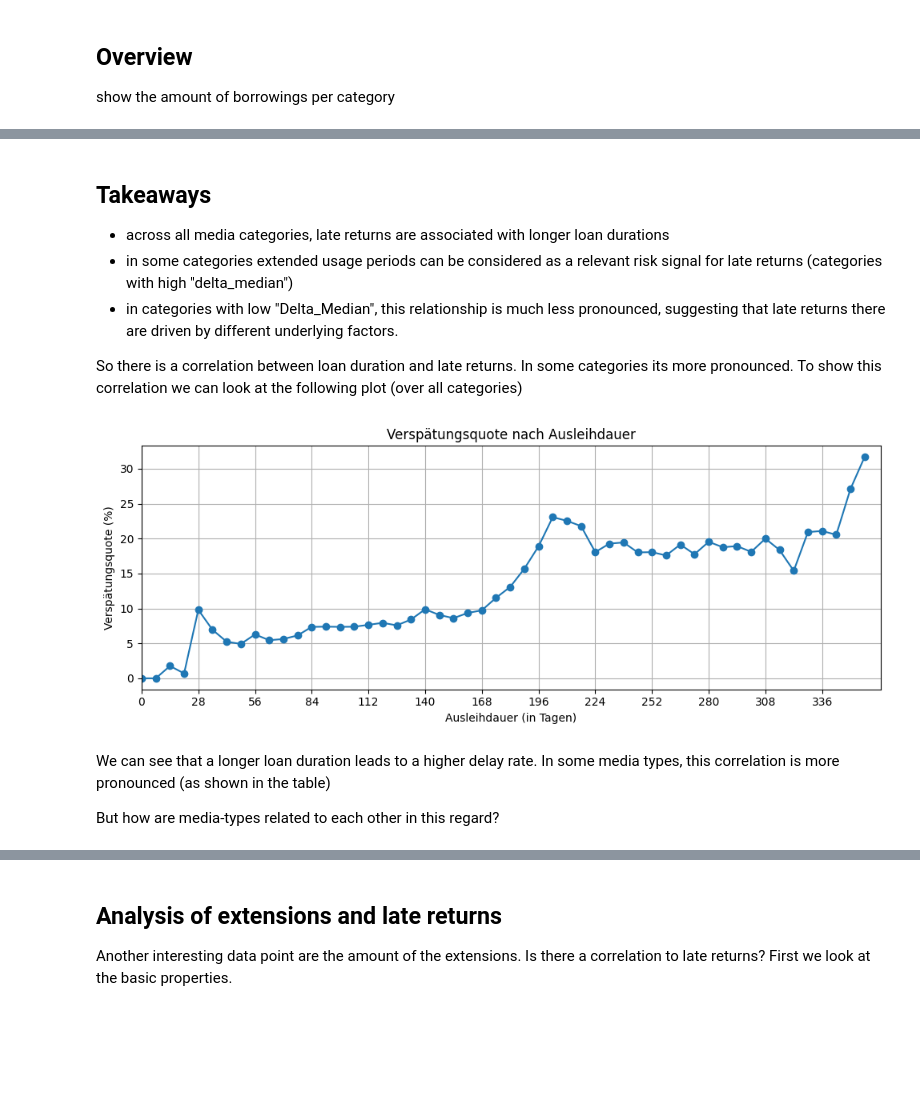
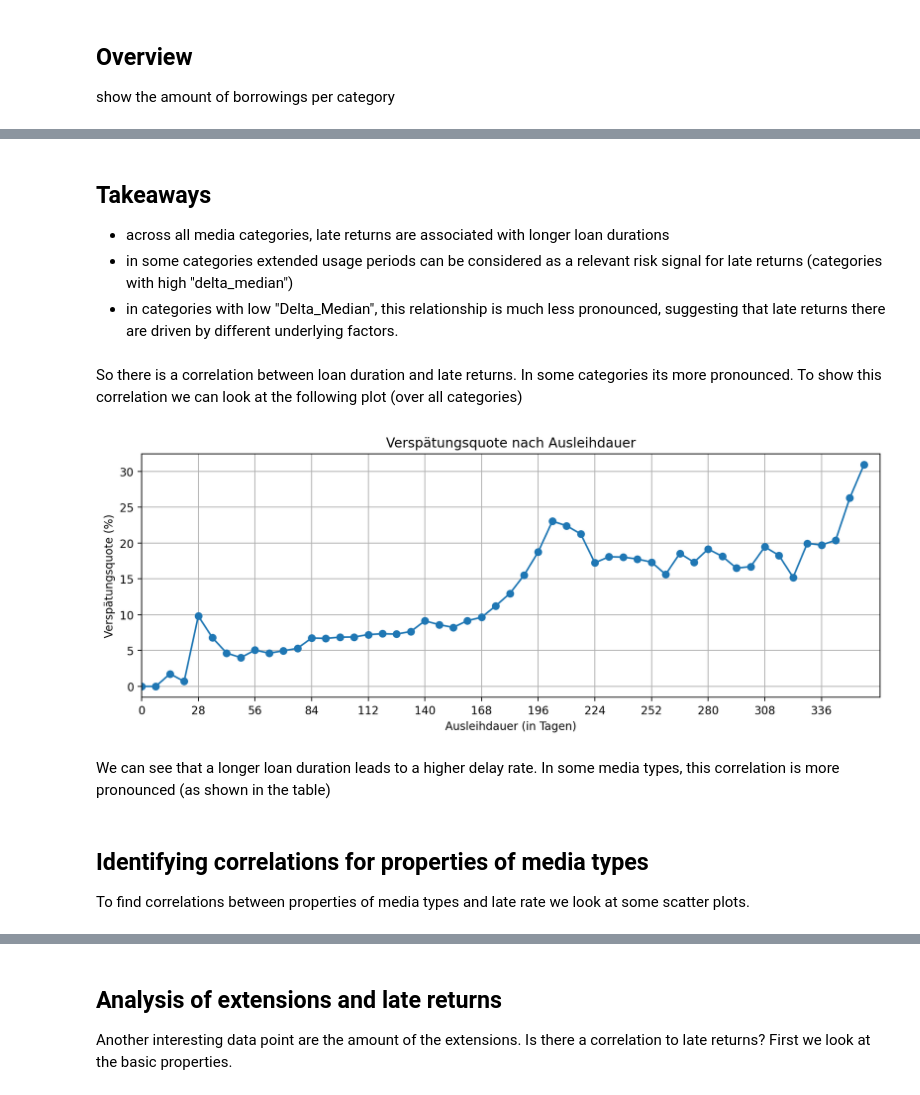
Before and after one commit to RobinAllgeier/Data_Literacy, a Jupyter notebook: exp/nr_01_eda_media-types.ipynb, the cells around one changed output, grey strips where cells are left out. Cells and saved outputs as stored; diff of their text form; code cells hidden in the pictures; blank space fills up the shorter version.

```diff
--- a/exp/nr_01_eda_media-types.ipynb
+++ b/exp/nr_01_eda_media-types.ipynb
@@ -267,47 +205,47 @@ display(final_table)
 - across all media categories, late returns are associated with longer loan durations
 - in some categories extended usage periods can be considered as a relevant risk signal for late returns (categories with high "delta_median")
 - in categories with low "Delta_Median", this relationship is much less pronounced, suggesting that late returns there are driven by different underlying factors.
-
-So there is a correlation between loan duration and late returns. In some categories its more pronounced.
-To show this correlation we can look at the following plot (over all categories)
+# %% [markdown]
+So there is a correlation between loan duration and late returns. In some categories its more pronounced.
+To show this correlation we can look at the following plot (over all categories)
 # %%
-all_data_copy = all_data_frame.copy()
-
-all_data_copy["late"] = (all_data_copy["Verspätet"] == "Ja").astype(int)
+all_data_copy = data_frame.copy()
 
 # bins of 7 days (for loan duration)
 all_data_copy["duration_bin_7d"] = pd.cut(
     all_data_copy["Leihdauer"],
     bins=range(0, 366, 7),
     include_lowest=True
 )
 
 # Verspätungsquote pro Bin
 late_rate_7d = (
-    all_data_copy.groupby("duration_bin_7d", observed=False)["late"]
+    all_data_copy.groupby("duration_bin_7d", observed=False)["late_bool"]
     .mean()
     * 100
 )
 
 # Plot
 x_vals = [interval.left for interval in late_rate_7d.index]
 plt.figure(figsize=(10, 4))
 plt.plot(x_vals, late_rate_7d.values, marker="o")
 
 plt.xlabel("Ausleihdauer (in Tagen)")
 plt.ylabel("Verspätungsquote (%)")
 plt.title("Verspätungsquote nach Ausleihdauer")
 
 plt.xticks(np.arange(0, max(x_vals) + 1, 28))
 plt.xlim(0, 365)
 
 plt.grid(True)
 plt.tight_layout()
 plt.show()
 # %% [output]
-[figure, old version]
+[figure, new version]
 # %% [markdown]
 We can see that a longer loan duration leads to a higher delay rate. In some media types, this correlation is more pronounced (as shown in the table)
-
-But how are media-types related to each other in this regard?
+# %% [markdown]
+## Identifying correlations for properties of media types
+
+To find correlations between properties of media types and late rate we look at some scatter plots.
 # %%
```
Also changed, not shown: parts of 28 cells of this notebook, 2 other files.
